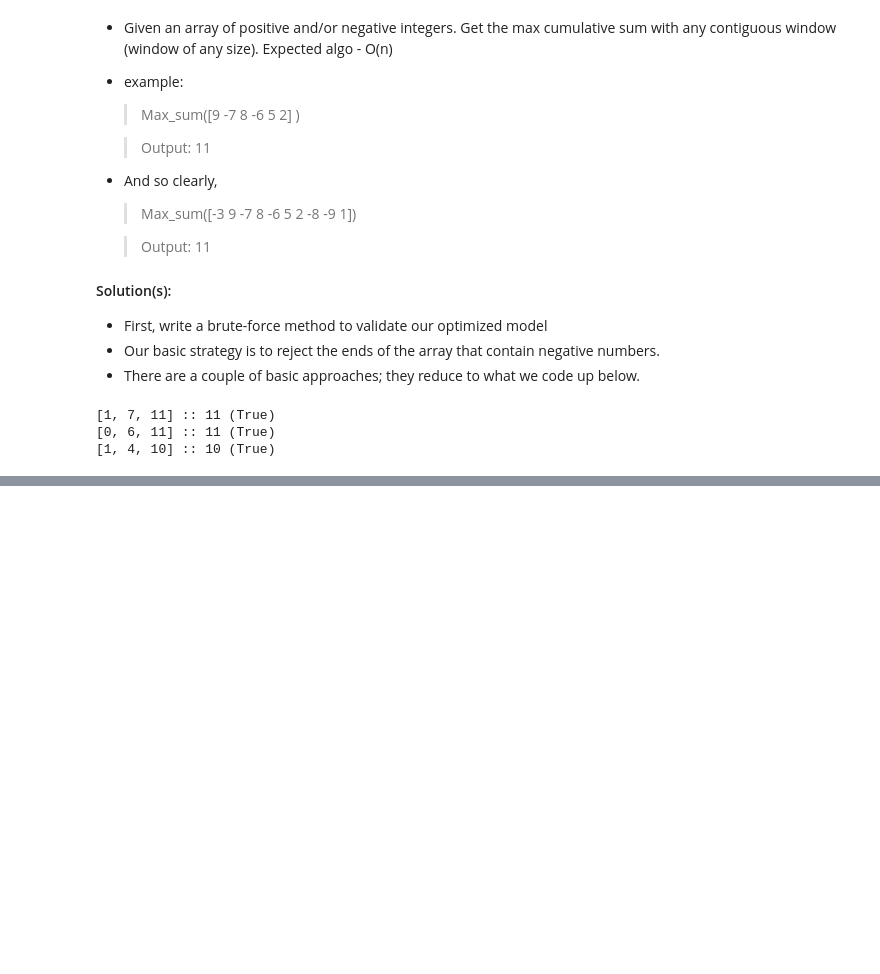
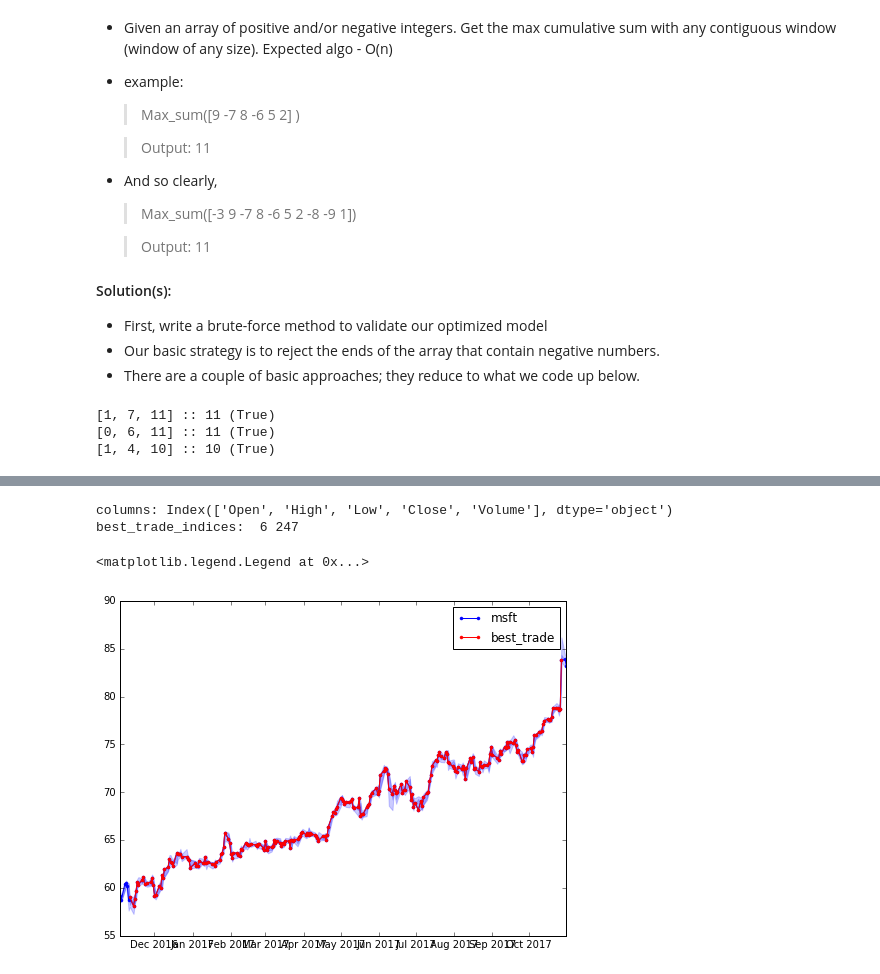
Before and after one commit to markyoder/gallery, a Jupyter notebook: counting_puzzles.ipynb, the cells around one changed output, grey strips where cells are left out. Saved outputs shown, nothing was run; the diff lists cells and outputs as text; code cells hidden in the pictures; blank space fills up the shorter version.

Commit message:
squash! a few more puzzles and a bit of text to go along with them.
cleaned up a few notes in counting_puzzles and some other puzzle notebooks; added best_trade algorithm to counting_puzzles.

```diff
--- a/counting_puzzles.ipynb
+++ b/counting_puzzles.ipynb
@@ -562,0 +596,74 @@ Random X:  [8, 8, 3, -1, -7, -2, 9, 2, 4, -4]
+# %%
+#qs[0:5]
+#qs.index[0:5]
+def get_a_best_trade(X):
+    # note: if there are multiple instances of best trade, this will only get the first one. we can
+    # get the last one by using a <= operator. we can get all the trades efficiently by doing a
+    # subsequent sweep through the input data for values x=x_low, x=x_high. from there, the number of
+    # "best" trades is the permutation of those values.
+    #
+    x_min  = X[0]
+    dx_max = X[1]-X[0]
+    j_buy   = 0
+    j_sell  = 1
+    #
+    for j,x in enumerate(X[1:]):
+        #x_min = min(x_min, x)
+        if x<x_min:
+            j_buy = j
+            x_min = x
+        #
+        dx = x - x_min
+        #
+        if dx>dx_max:
+            j_sell  = j
+            dx_max = dx
+        #
+    #
+    # now, the efficient, c-type approach is to return just the indices of the lo,hi values;
+    # the user provided the data; they can sort it out. so for now, let's just do that. we also
+    # know that they must be sequential.
+    #
+    return (j_buy, j_sell)
+#
+#############
+#############
+#
+#my_stocks = ['tsla', 'msft']
+my_stock = 'msft'
+start = dtm.datetime(2008,1,1)
+end   = dtm.datetime.now()
+#
+# there are a few syntax options:
+#q = pdr.get_quote_google(['AMZN', 'GOOG'] )
+#
+#qs = pdr.DataReader(*my_stocks, start, end)
+#qs = pdr.DataReader('TSLA', "yahoo", start, end)
+qs = pdr.DataReader(my_stock, "google", start, end)
+#
+## note that, as i recall, the yahoo engine will not account for splits, etc.
+## you can get the splits, etc. from "actions" (and then i assume there is some convolving to do):
+#actions = web.DataReader('AAPL', 'yahoo-actions', start, end)
+#
+
+print('columns: {}'.format(qs.columns))
+
+plt.figure(figsize=(8,6))
+plt.clf()
+#
+j0,j1 = get_a_best_trade(qs.Close)
+print('best_trade_indices: ', j0,j1)
+#
+clr = 'b'
+plt.plot(qs.index, qs.Close, '.-', color=clr, label=my_stock)
+plt.fill_between(qs.index, qs.High, qs.Low, color=clr, alpha=.2)
+plt.fill_between(qs.index, qs.Open, qs.Close, color=clr, alpha=.2)
+#
+plt.plot(qs.index[j0:j1+1], qs.Close[j0:j1+1], ls='-', marker='.', color='r', label='best_trade')
+#
+plt.legend(loc=0)
+# %% [output]
+columns: Index(['Open', 'High', 'Low', 'Close', 'Volume'], dtype='object')
+best_trade_indices:  6 247
+<matplotlib.legend.Legend at 0x...>
+[figure, added]
```
Also changed, not shown: parts of 11 cells of this notebook, 1 other file.
